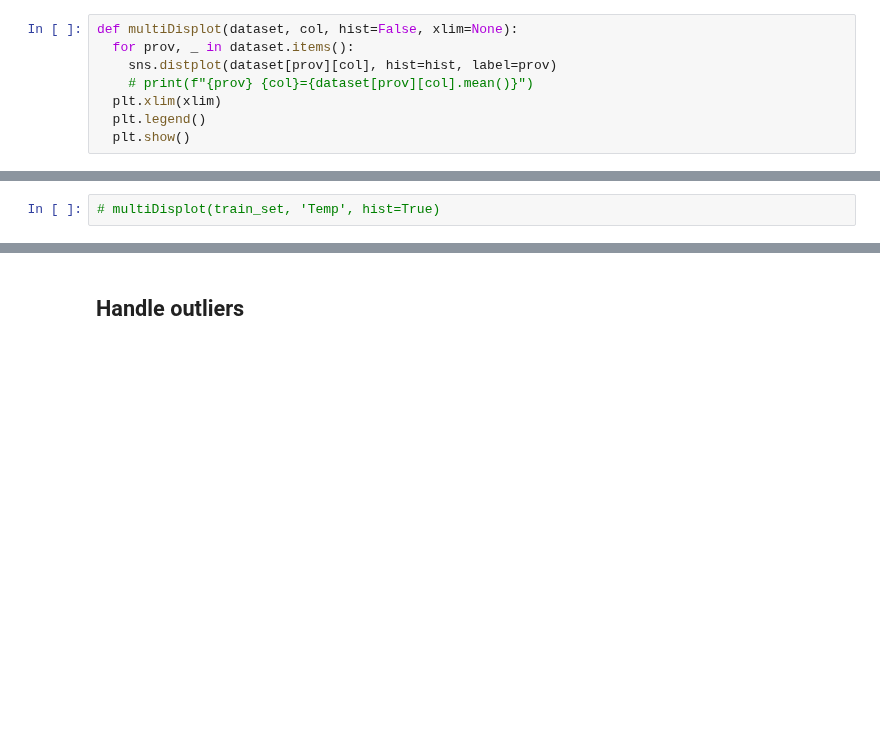
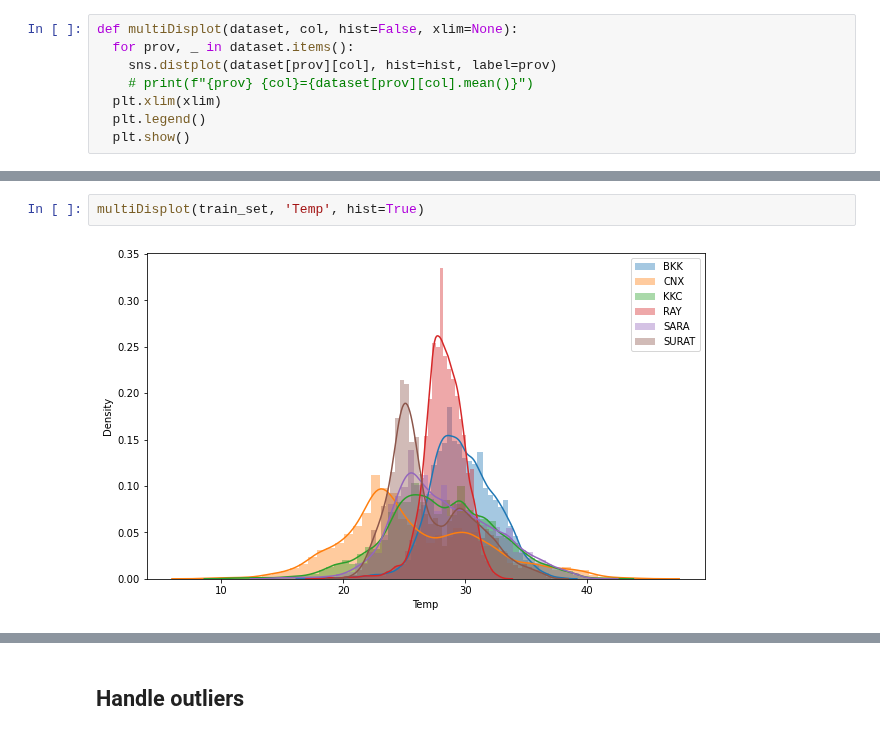
Before and after one commit to One-Night-Miracle/Data-Science-Project1-2021-2-PM2.5-Kaggle, a Jupyter notebook: data_analysis.ipynb, the cells around one changed output, grey strips where cells are left out. Cells and saved outputs as stored; diff of their text form; blank space fills up the shorter version.

```diff
--- a/data_analysis.ipynb
+++ b/data_analysis.ipynb
@@ -137,3 +139,5 @@ def multiDisplot(dataset, col, hist=False, xlim=None):
 # %%
-# multiDisplot(train_set, 'Temp', hist=True)
+multiDisplot(train_set, 'Temp', hist=True)
+# %% [output]
+[figure, added]
 # %%
```
Also changed, not shown: parts of 18 cells of this notebook, 11 other files.
